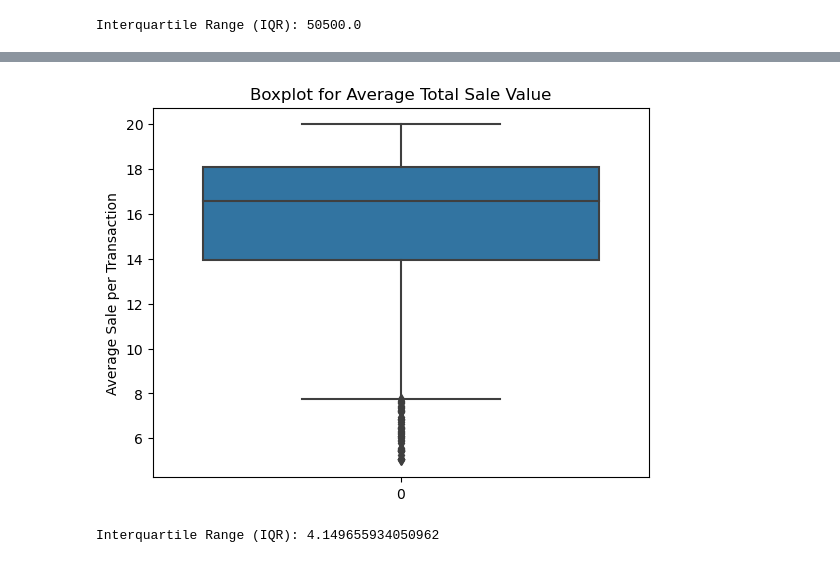
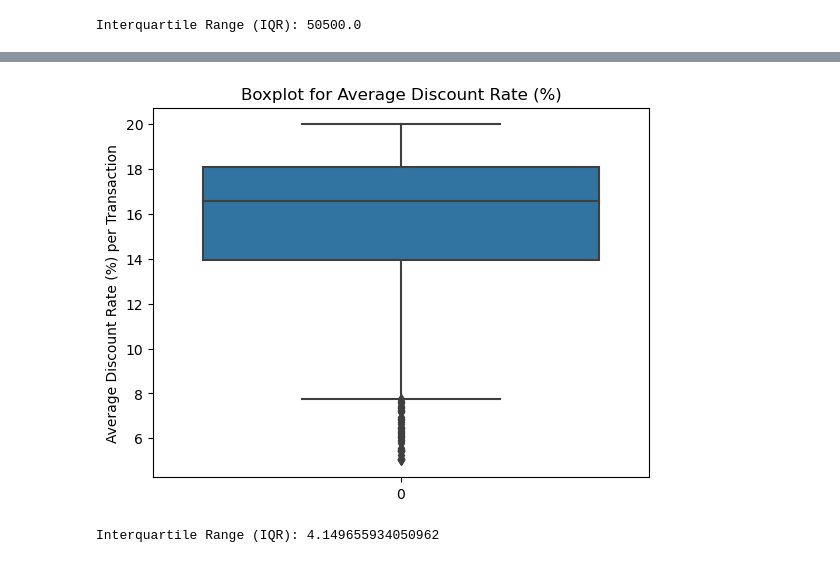
Before and after one commit to Priyanshu501/Assignments, a Jupyter notebook: Basic stats - 1/Basic_Stats-1.ipynb, the cells around one changed output, grey strips where cells are left out. Drawn from its saved outputs; the diff is of its cells as text; code cells hidden in the pictures.

Commit message:
Added Inferences for all boxplots

```diff
--- a/Basic stats - 1/Basic_Stats-1.ipynb
+++ b/Basic stats - 1/Basic_Stats-1.ipynb
@@ -250,15 +265,15 @@ Interquartile Range (IQR): 50500.0
 # %%
 #df[['Volume', 'Avg Price', 'Total Sales Value', 'Discount Rate (%)', 'Discount Amount', 'Net Sales Value']]
 sns.boxplot(df['Discount Rate (%)'])
-plt.ylabel('Average Sale per Transaction')
-plt.title('Boxplot for Average Total Sale Value')
+plt.ylabel('Average Discount Rate (%) per Transaction')
+plt.title('Boxplot for Average Discount Rate (%)')
 plt.show()
 
 # Calculate the interquartile range (IQR)
 q1 = df['Discount Rate (%)'].quantile(0.25)
 q3 = df['Discount Rate (%)'].quantile(0.75)
 iqr = q3 - q1
 print("Interquartile Range (IQR):", iqr)
 # %% [output]
-[figure, old version]
+[figure, new version]
 Interquartile Range (IQR): 4.149655934050962
```
Also changed, not shown: parts of 8 cells of this notebook.
